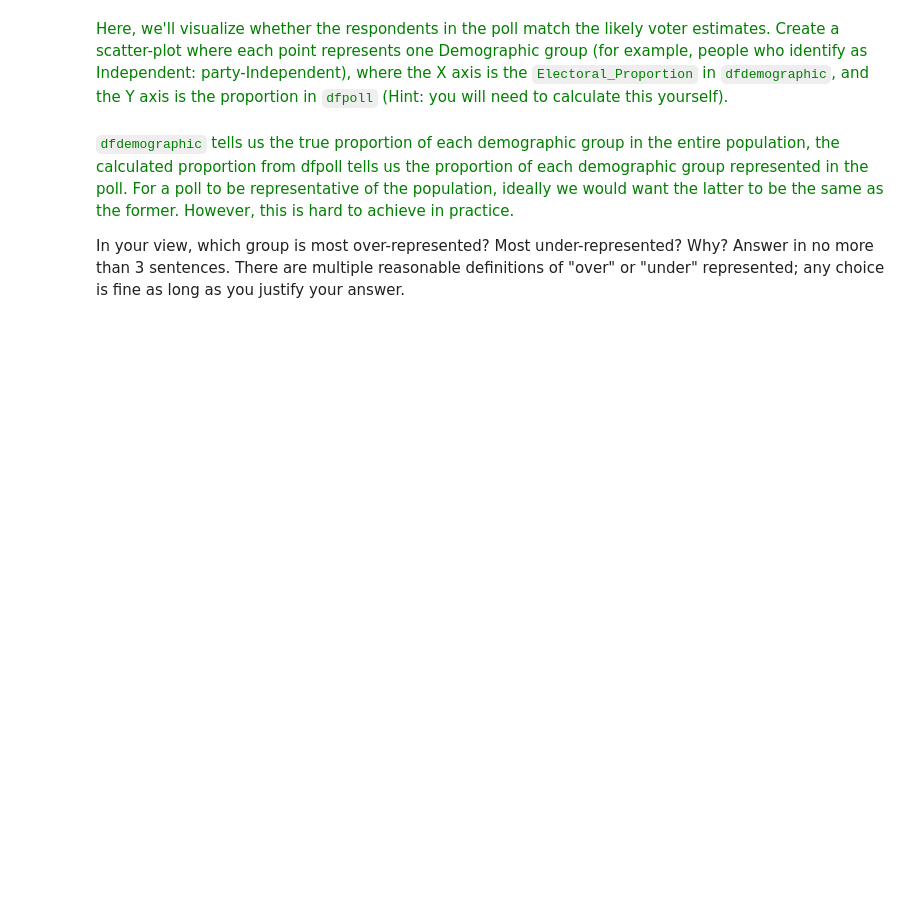
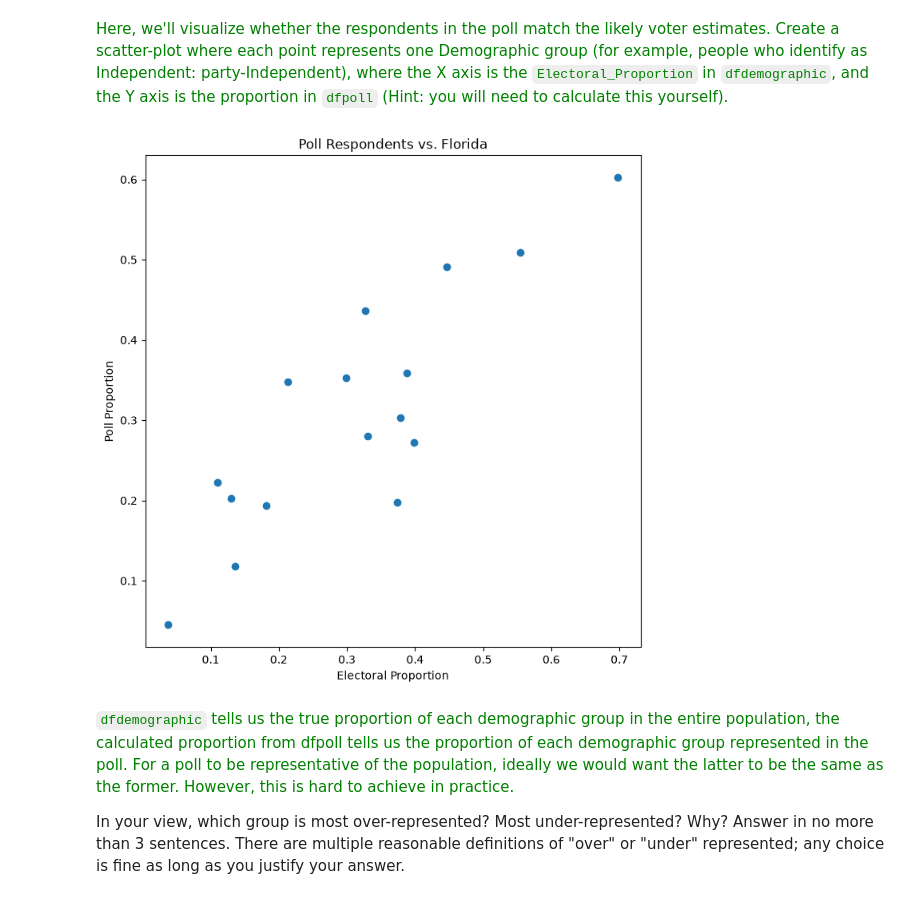
Before and after one commit to aakarsh-g7/Homework-1, a Jupyter notebook: HW1_assignment.ipynb, the cells around one changed output. Drawn from its saved outputs; the diff is of its cells as text; code cells hidden in the pictures; blank space fills up the shorter version.

```diff
--- a/HW1_assignment.ipynb
+++ b/HW1_assignment.ipynb
@@ -194,6 +194,49 @@ Excluded respondents: 147
 Estimated mu: 0.5458333333333333
 # %% [markdown]
 <font color='green'> Here, we'll visualize whether the respondents in the poll match the likely voter estimates. Create a scatter-plot where each point represents one Demographic group (for example, people who identify as Independent: party-Independent), where the X axis is the `Electoral_Proportion` in `dfdemographic`, and the Y axis is the proportion in `dfpoll` (Hint: you will need to calculate this yourself).
+# %%
+import matplotlib.pyplot as plt
+
+# rows where Demographic Type2 is NaN.
+df_marginal = dfdemographic[
+    dfdemographic["Demographic_Type_2"].isna()
+].copy()
+
+
+poll_proportions = []
+
+# citation: ChatGPT used to help write the loop for calculating poll proportions:
+for index, row in df_marginal.iterrows():
+    demographic_type = row["Demographic_Type_1"]
+    demographic_group = row["Demographic_1"]
+
+    # Fraction of respondents in dfpoll belonging to this group
+    proportion_in_poll = (
+        dfpoll[demographic_type] == demographic_group
+    ).mean()
+
+    poll_proportions.append(proportion_in_poll)
+
+# add polling proportions to the dataframe
+df_marginal["Poll_Proportion"] = poll_proportions
+
+df_marginal.head()
+
+# plot
+plt.figure(figsize=(8, 8))
+
+plt.scatter(
+    df_marginal["Electoral_Proportion"],
+    df_marginal["Poll_Proportion"]
+)
+
+plt.xlabel("Electoral Proportion")
+plt.ylabel("Poll Proportion")
+plt.title("Poll Respondents vs. Florida")
+
+plt.show()
+# %% [output]
+[figure, added]
 # %% [markdown]
 <font color='green'> `dfdemographic` tells us the true proportion of each demographic group in the entire population, the calculated proportion from dfpoll tells us the proportion of each demographic group represented in the poll. For a poll to be representative of the population, ideally we would want the latter to be the same as the former. However, this is hard to achieve in practice.
 
```
Also changed, not shown: parts of 2 cells of this notebook.
